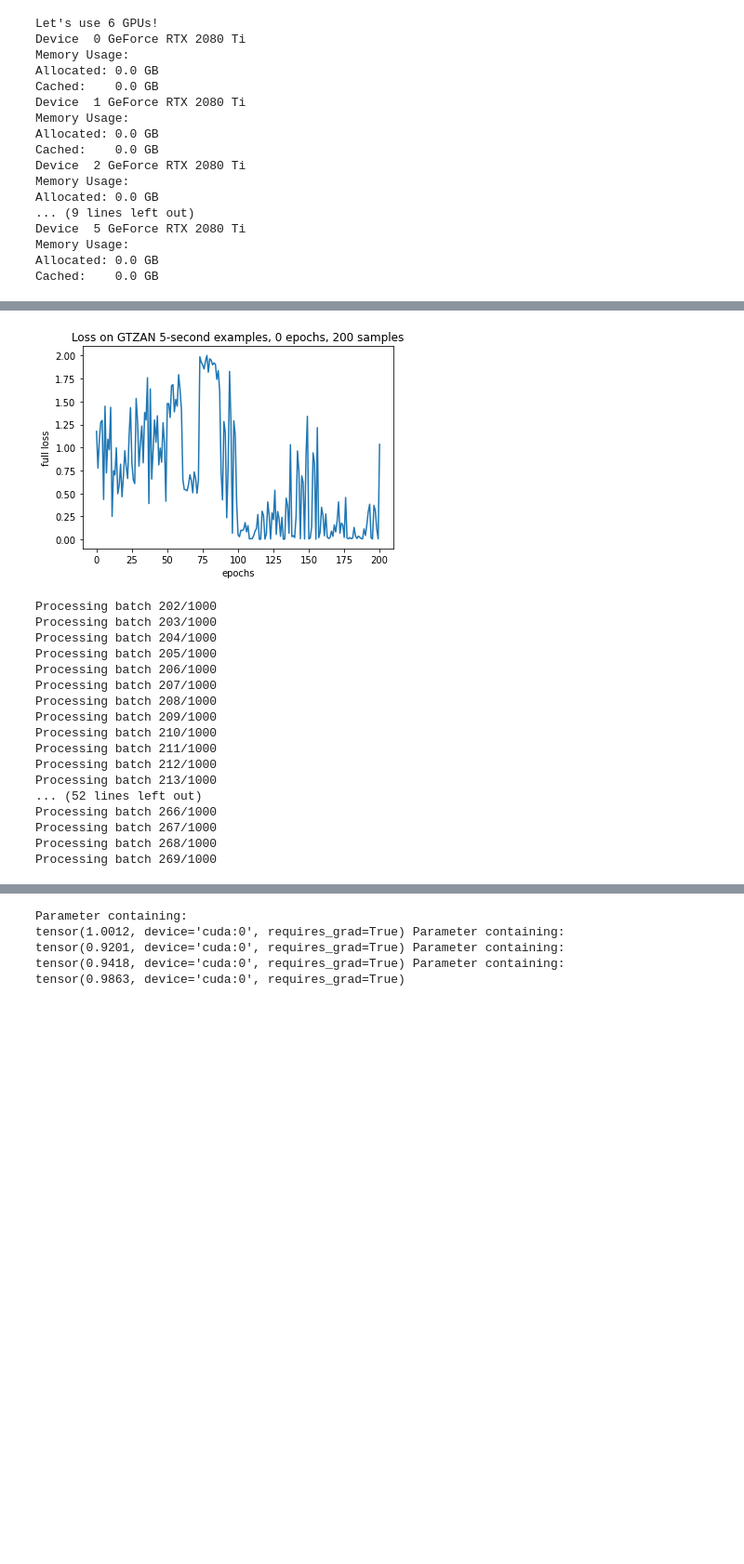
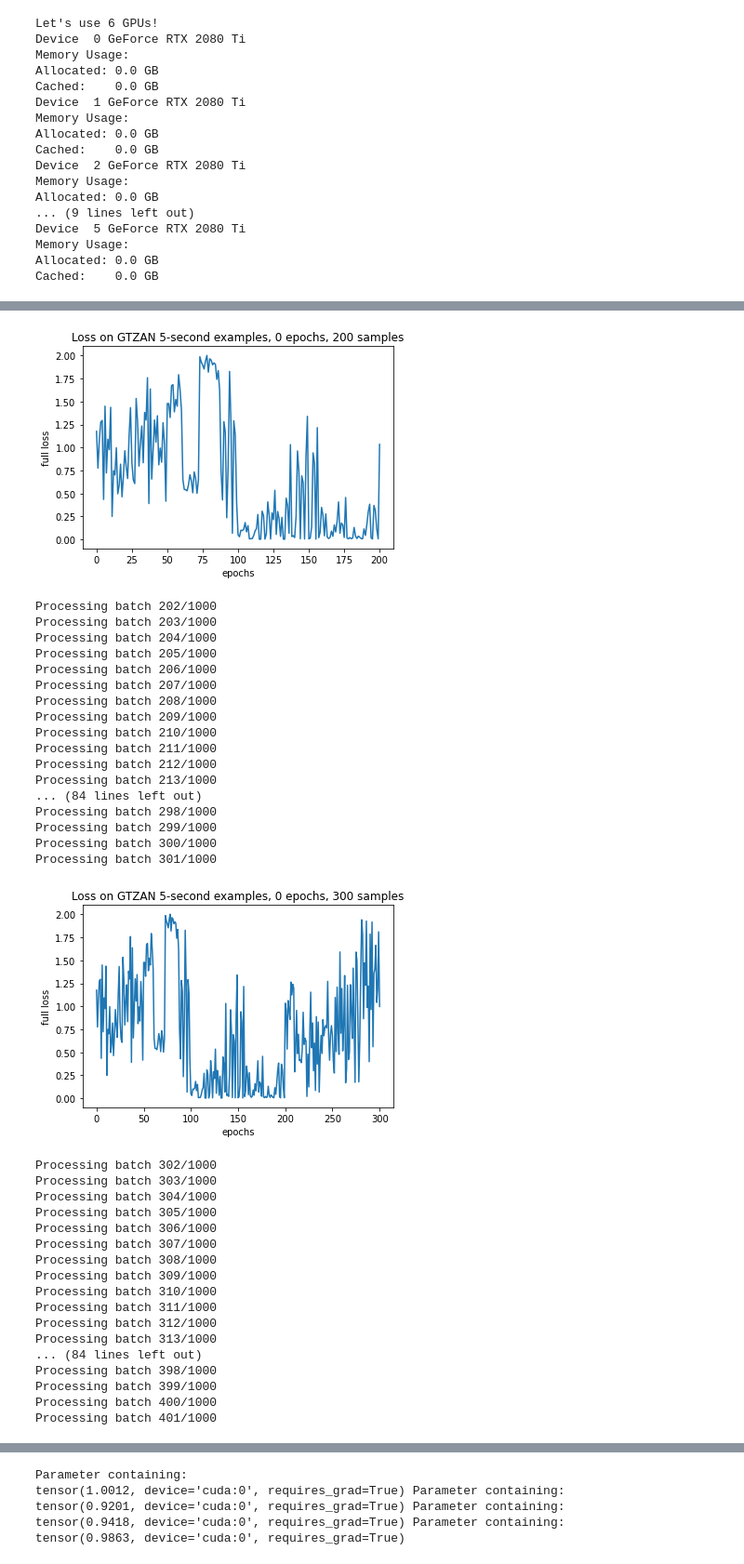
Before and after one commit to frg100/eqGAN, a Jupyter notebook: Playground.ipynb, the cells around one changed output, grey strips where cells are left out. Shown at 93% size. Saved outputs shown, nothing was run; the diff lists cells and outputs as text; code cells hidden in the pictures; blank space fills up the shorter version.

```diff
--- a/EQ.ipynb
+++ b/Playground.ipynb
@@ -175,10 +175,10 @@ class EQReconstructor(torch.nn.Module):
             gain = output.min()*self.gain_min + output.max()*self.gain_max + output.mean()*self.gain_mean + torch.pow(output, 2).mean()*self.gain_rmse
 
             # Apply a tanh and renormalize to be within [-1, 1]
-            reconstructed_wav = self.activation(output)
+            # output = self.activation(output)
 
             # Boost the gain
-            reconstructed_wav = reconstructed_wav*gain
+            reconstructed_wav = output*gain
 
             return reconstructed_wav
 
@@ -357,7 +357,7 @@ for epoch in range(EPOCHS):
                 "full_losses": full_losses,
                 "epochs": epoch,
                 "idx": idx
-            }, './full_model_tanh_lr_1.pt')
+            }, f'./{run_name}.pt')
 
         # Perform a backward pass, and update the weights.
         # Zero gradients
@@ -400,35 +400,53 @@ Processing batch 101/1000
 Processing batch 102/1000
 Processing batch 103/1000
 Processing batch 104/1000
 Processing batch 105/1000
 Processing batch 106/1000
 Processing batch 107/1000
 Processing batch 108/1000
 Processing batch 109/1000
 Processing batch 110/1000
 Processing batch 111/1000
 Processing batch 112/1000
 Processing batch 113/1000
 ... (84 lines left out)
 Processing batch 198/1000
 Processing batch 199/1000
 Processing batch 200/1000
 Processing batch 201/1000
 [figure]
 Processing batch 202/1000
 Processing batch 203/1000
 Processing batch 204/1000
 Processing batch 205/1000
 Processing batch 206/1000
 Processing batch 207/1000
 Processing batch 208/1000
 Processing batch 209/1000
 Processing batch 210/1000
 Processing batch 211/1000
 Processing batch 212/1000
 Processing batch 213/1000
-... (52 lines left out)
-Processing batch 266/1000
-Processing batch 267/1000
-Processing batch 268/1000
-Processing batch 269/1000
+... (84 lines left out)
+Processing batch 298/1000
+Processing batch 299/1000
+Processing batch 300/1000
+Processing batch 301/1000
+[figure, added]
+Processing batch 302/1000
+Processing batch 303/1000
+Processing batch 304/1000
+Processing batch 305/1000
+Processing batch 306/1000
+Processing batch 307/1000
+Processing batch 308/1000
+Processing batch 309/1000
+Processing batch 310/1000
+Processing batch 311/1000
+Processing batch 312/1000
+Processing batch 313/1000
+... (84 lines left out)
+Processing batch 398/1000
+Processing batch 399/1000
+Processing batch 400/1000
+Processing batch 401/1000
```
Also changed, not shown: parts of 2 cells of this notebook, 5 other files.
